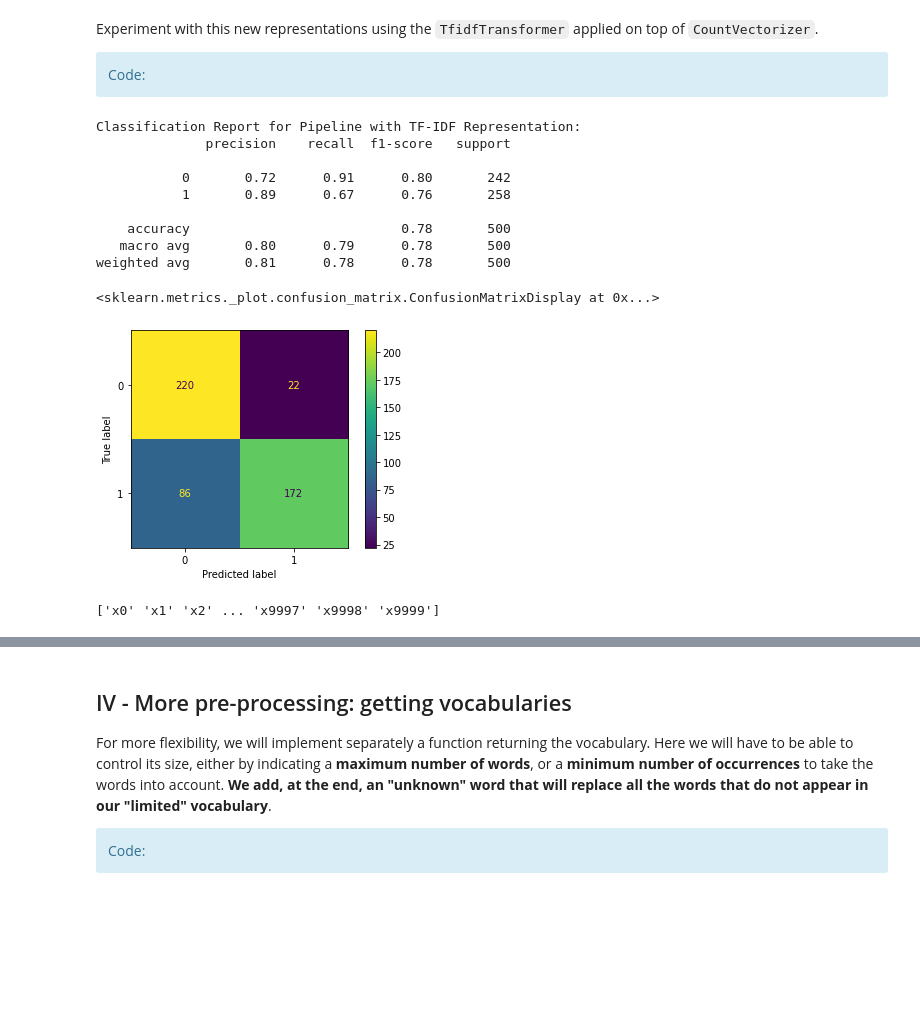
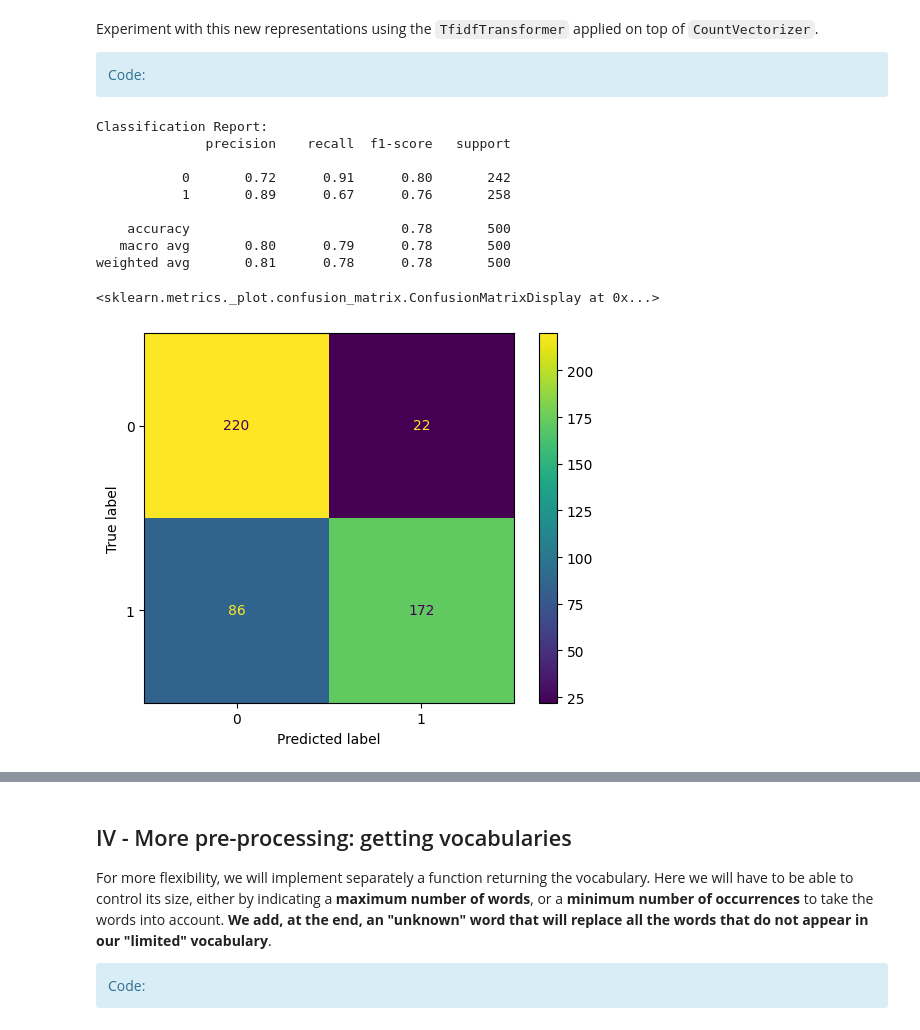
Before and after one commit to joaomelga/TP_Sentiment_Analysis_Hannas_Melga, a Jupyter notebook: movies_sentiment_tp.ipynb, the cells around one changed output, grey strips where cells are left out. Drawn from its saved outputs; the diff is of its cells as text; code cells hidden in the pictures; blank space fills up the shorter version.

```diff
--- a/movies_sentiment_tp.ipynb
+++ b/movies_sentiment_tp.ipynb
@@ -753,38 +756,33 @@
 # %%
 from sklearn.feature_extraction.text import TfidfTransformer
 # %%
-# Define a pipeline with CountVectorizer, TfidfTransformer, and MultinomialNB
+# Using pipeline to facilitate interpretation
 pipeline_tfidf = Pipeline([
-    ('vect', CountVectorizer(max_features=30000, analyzer='word', stop_words=None)),
-    ('tfidf', TfidfTransformer()),
-    ('clf', MultinomialNB()),
+    ('vectorize', CountVectorizer(max_features=30000, analyzer='word', stop_words=None)),
+    ('tfidf_analysis', TfidfTransformer()),
+    ('clf_NB', MultinomialNB()),
 ])
 
-# Fit the pipeline to the training data and make predictions on the validation data
 pipeline_tfidf.fit(train_texts_splt, train_labels_splt)
 val_pred_tfidf = pipeline_tfidf.predict(val_texts)
 
-# Print classification report for the pipeline with TF-IDF representation
-print("Classification Report for Pipeline with TF-IDF Representation:")
+print("Classification Report:")
 print(classification_report(val_labels, val_pred_tfidf))
 
-classes = pipeline_tfidf.named_steps['clf'].classes_
-cm = confusion_matrix(val_labels, val_pred_tfidf, labels=classes)
-disp = ConfusionMatrixDisplay(confusion_matrix=cm, display_labels=classes)
+classes = pipeline_tfidf.named_steps['clf_NB'].classes_
+
+conf_mat = confusion_matrix(val_labels, val_pred_tfidf, labels=classes)
+disp = ConfusionMatrixDisplay(confusion_matrix=conf_mat, display_labels=classes)
 disp.plot()
 # %% [output]
-Classification Report for Pipeline with TF-IDF Representation:
+Classification Report:
               precision    recall  f1-score   support
 
            0       0.72      0.91      0.80       242
            1       0.89      0.67      0.76       258
 
     accuracy                           0.78       500
    macro avg       0.80      0.79      0.78       500
 weighted avg       0.81      0.78      0.78       500
 <sklearn.metrics._plot.confusion_matrix.ConfusionMatrixDisplay at 0x...>
-[figure, old version]
+[figure, new version]
-# %%
-print(pipeline_tfidf.named_steps['tfidf'].get_feature_names_out()[:10000])
-# %% [output]
-['x0' 'x1' 'x2' ... 'x9997' 'x9998' 'x9999']
```
Also changed, not shown: parts of 29 cells of this notebook.
